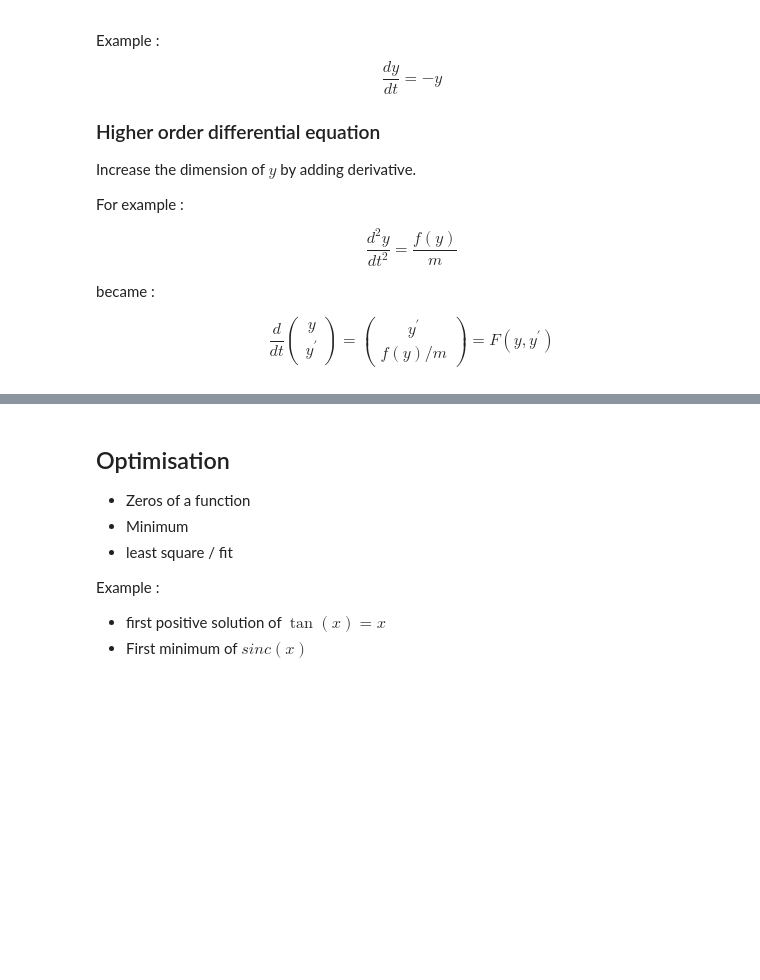
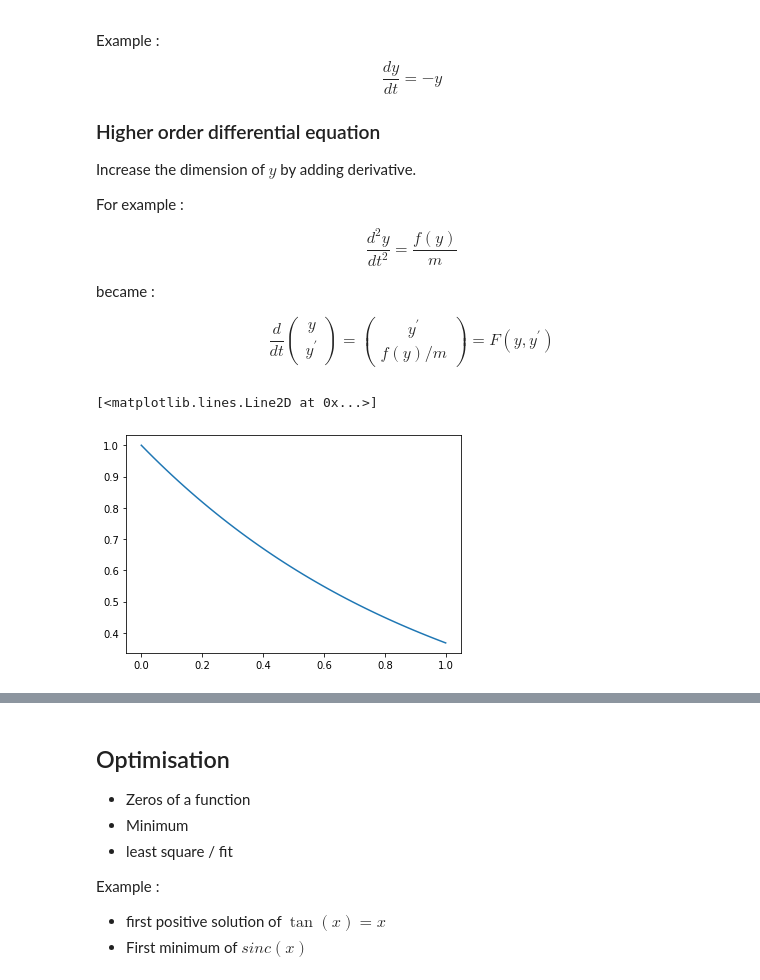
Before and after one commit to clade/EDPIF2023, a Jupyter notebook: module2/Scipy.ipynb, the cells around one changed output, grey strips where cells are left out. Drawn from its saved outputs; the diff is of its cells as text; code cells hidden in the pictures; blank space fills up the shorter version.

```diff
--- a/module2/Scipy.ipynb
+++ b/module2/Scipy.ipynb
@@ -87,3 +104,18 @@ y ^\prime
 y ^\prime \\
 f(y)/m
 \end{pmatrix} = F(y, y^\prime)$$
+# %%
+from scipy.integrate import solve_ivp
+
+def f(t, y):
+    return -y
+
+res = solve_ivp(f, [0, 1], [1], t_eval=np.linspace(0, 1))
+
+fig = figure()
+ax = fig.subplots(1, 1)
+
+ax.plot(res.t, res.y[0])
+# %% [output]
+[<matplotlib.lines.Line2D at 0x...>]
+[figure, added]
```
Also changed, not shown: parts of 16 cells of this notebook, 3 other files.
